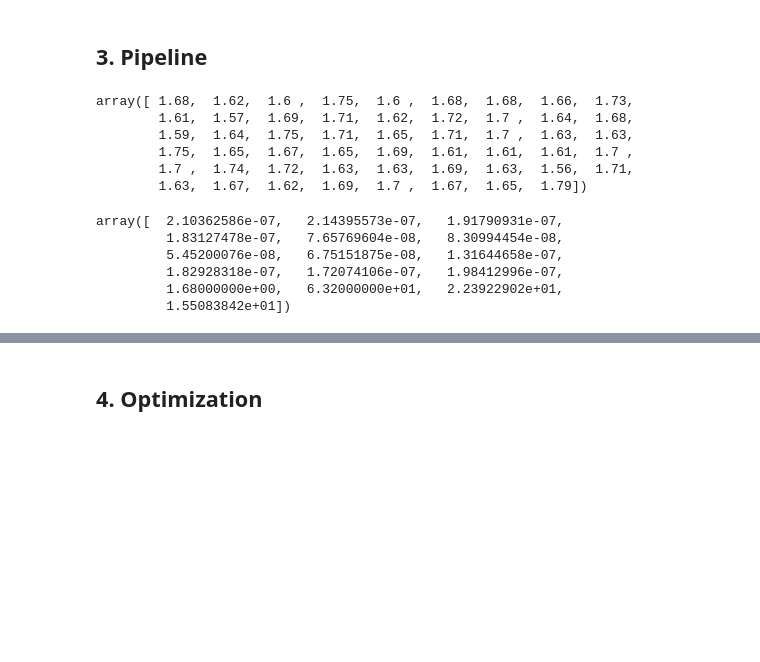
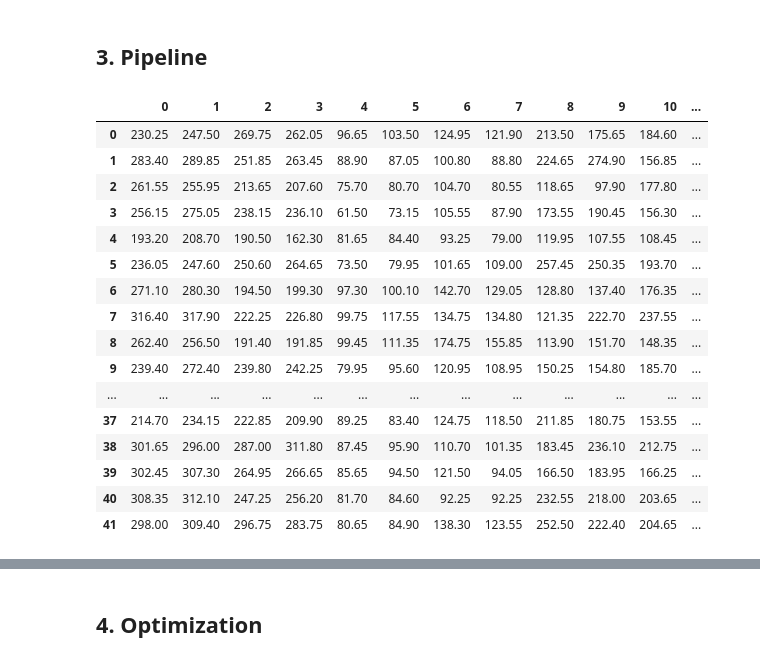
Before and after one commit to romainmartinez/synchro, a Jupyter notebook: 0_predict.ipynb, the cells around one changed output, grey strips where cells are left out. Cells and saved outputs as stored; diff of their text form; code cells hidden in the pictures; blank space fills up the shorter version.

```diff
--- a/0_predict.ipynb
+++ b/0_predict.ipynb
@@ -104,25 +104,6 @@ from sklearn.model_selection import train_test_split
 X_train, X_test, y_train, y_test = train_test_split(X, y, test_size=0.2, random_state=RANDOM_SEED)
 # %% [markdown]
 ## 3. Pipeline
-# %%
-X[:, X_cols['anthropo']][:, 0]
-# %% [output]
-array([ 1.68,  1.62,  1.6 ,  1.75,  1.6 ,  1.68,  1.68,  1.66,  1.73,
-        1.61,  1.57,  1.69,  1.71,  1.62,  1.72,  1.7 ,  1.64,  1.68,
-        1.59,  1.64,  1.75,  1.71,  1.65,  1.71,  1.7 ,  1.63,  1.63,
-        1.75,  1.65,  1.67,  1.65,  1.69,  1.61,  1.61,  1.61,  1.7 ,
-        1.7 ,  1.74,  1.72,  1.63,  1.63,  1.69,  1.63,  1.56,  1.71,
-        1.63,  1.67,  1.62,  1.69,  1.7 ,  1.67,  1.65,  1.79])
-# %%
-xi = Normalize(strategy='weight').fit_transform(X)
-xi[0, :]
-# %% [output]
-array([  2.10362586e-07,   2.14395573e-07,   1.91790931e-07,
-         1.83127478e-07,   7.65769604e-08,   8.30994454e-08,
-         5.45200076e-08,   6.75151875e-08,   1.31644658e-07,
-         1.82928318e-07,   1.72074106e-07,   1.98412996e-07,
-         1.68000000e+00,   6.32000000e+01,   2.23922902e+01,
-         1.55083842e+01])
 # %%
 # custom class
 from sklearn.base import BaseEstimator, TransformerMixin
@@ -134,30 +115,32 @@ class Normalize(BaseEstimator, TransformerMixin):
         self.X_cols = X_cols
 
     def fit(self, X, y=None):
+        X_copy = X.copy()
         if self.strategy == 'height':
-            normalizer = X[:, X_cols['anthropo']][:, 0][:, np.newaxis]
+            normalizer = X_copy[:, X_cols['anthropo']][:, 0].reshape(-1, 1)
         elif self.strategy == 'weight':
-            normalizer = X[:, X_cols['anthropo']][:, 1][:, np.newaxis]
+            normalizer = X_copy[:, X_cols['anthropo']][:, 1].reshape(-1, 1)
         elif self.strategy == 'IMC':
-            normalizer = X[:, X_cols['anthropo']][:, 2][:, np.newaxis]
+            normalizer = X_copy[:, X_cols['anthropo']][:, 2].reshape(-1, 1)
         else:
             normalizer = 1
-        X[:, X_cols['test']] = X[:, X_cols['test']] / normalizer
-        self.normalized = X
+        X_copy[:, X_cols['test']] = X_copy[:, X_cols['test']] / normalizer
+        self.output = X_copy
         return self
 
     def transform(self, X):
-        return self.normalized
+        return self.output
 
 class TestSide(BaseEstimator, TransformerMixin):
     """Return the mean between left & right or both"""
-    def __init__(self, strategy='mean'):
+    def __init__(self, X_cols=X_cols, strategy='mean'):
         self.strategy = strategy
+        self.X_cols = X_cols
 
     def fit(self, X, y=None):
         if self.strategy == 'mean':
             output = None
-            for i in range(0, X.shape[1], 2):
+            for i in range(0, X_cols['test'][-1] + 1, 2):
                 if output is None:
                     output = np.mean([X[:, i], X[:, i + 1]], axis=0)
                 else:
@@ -174,21 +157,48 @@ class FeaturesAdder(BaseEstimator, TransformerMixin):
     """Add features based on the list `new_features`
     Possible `new_features` are: IMC, imbalance
     """
-    def __init__(self, new_features='None'):
+    def __init__(self, X_cols=X_cols, new_features='None'):
         self.new_features = new_features
+        self.X_cols = X_cols
 
     def fit(self, X, y=None):
+        X_copy = X[:, X_cols['test']].copy()
         if 'IMC' in self.new_features:
-            X = np.c_[X, anthropo[:, 2]]
+            X_copy = np.c_[X_copy, X[:, X_cols['anthropo']][:, 2]]
         if 'imbalance' in self.new_features:
-            X = np.c_[X, imbalance]
-        if 'weight-height' in self.new_features:
-            X = np.c_[X, anthropo[:, 0:2]]
-        self.X = X
+            X_copy = np.c_[X_copy, X[:, X_cols['imbalance']]]
+        if 'height-weight' in self.new_features:
+            X_copy = np.c_[X_copy, X[:, X_cols['anthropo']][:, 0:2]]
+        self.output = X_copy
         return self
 
     def transform(self, X):
-        return self.X
+        return self.output
+# %%
+xi = Normalize(strategy='IMC').fit_transform(X_train)  # m, weight, height, IMC
+xi = TestSide(strategy='mean').fit_transform(X_train)  # mean, m
+xi = FeaturesAdder(new_features=['IMC', 'imbalance']).fit_transform(X_train)  # m, IMC, imbalance, height-weight
+
+
+pd.DataFrame(xi)
+# %% [output]
+|  | 0 | 1 | 2 | 3 | 4 | 5 | 6 | 7 | 8 | 9 | 10 | ... |
+| 0 | 230.25 | 247.50 | 269.75 | 262.05 | 96.65 | 103.50 | 124.95 | 121.90 | 213.50 | 175.65 | 184.60 | ... |
+| 1 | 283.40 | 289.85 | 251.85 | 263.45 | 88.90 | 87.05 | 100.80 | 88.80 | 224.65 | 274.90 | 156.85 | ... |
+| 2 | 261.55 | 255.95 | 213.65 | 207.60 | 75.70 | 80.70 | 104.70 | 80.55 | 118.65 | 97.90 | 177.80 | ... |
+| 3 | 256.15 | 275.05 | 238.15 | 236.10 | 61.50 | 73.15 | 105.55 | 87.90 | 173.55 | 190.45 | 156.30 | ... |
+| 4 | 193.20 | 208.70 | 190.50 | 162.30 | 81.65 | 84.40 | 93.25 | 79.00 | 119.95 | 107.55 | 108.45 | ... |
+| 5 | 236.05 | 247.60 | 250.60 | 264.65 | 73.50 | 79.95 | 101.65 | 109.00 | 257.45 | 250.35 | 193.70 | ... |
+| 6 | 271.10 | 280.30 | 194.50 | 199.30 | 97.30 | 100.10 | 142.70 | 129.05 | 128.80 | 137.40 | 176.35 | ... |
+| 7 | 316.40 | 317.90 | 222.25 | 226.80 | 99.75 | 117.55 | 134.75 | 134.80 | 121.35 | 222.70 | 237.55 | ... |
+| 8 | 262.40 | 256.50 | 191.40 | 191.85 | 99.45 | 111.35 | 174.75 | 155.85 | 113.90 | 151.70 | 148.35 | ... |
+| 9 | 239.40 | 272.40 | 239.80 | 242.25 | 79.95 | 95.60 | 120.95 | 108.95 | 150.25 | 154.80 | 185.70 | ... |
+| ... | ... | ... | ... | ... | ... | ... | ... | ... | ... | ... | ... | ... |
+| 37 | 214.70 | 234.15 | 222.85 | 209.90 | 89.25 | 83.40 | 124.75 | 118.50 | 211.85 | 180.75 | 153.55 | ... |
+| 38 | 301.65 | 296.00 | 287.00 | 311.80 | 87.45 | 95.90 | 110.70 | 101.35 | 183.45 | 236.10 | 212.75 | ... |
+| 39 | 302.45 | 307.30 | 264.95 | 266.65 | 85.65 | 94.50 | 121.50 | 94.05 | 166.50 | 183.95 | 166.25 | ... |
+| 40 | 308.35 | 312.10 | 247.25 | 256.20 | 81.70 | 84.60 | 92.25 | 92.25 | 232.55 | 218.00 | 203.65 | ... |
+| 41 | 298.00 | 309.40 | 296.75 | 283.75 | 80.65 | 84.90 | 138.30 | 123.55 | 252.50 | 222.40 | 204.65 | ... |
 # %%
 from sklearn.pipeline import make_pipeline
 preprocessing = make_pipeline(
```
Also changed, not shown: parts of 3 cells of this notebook.
